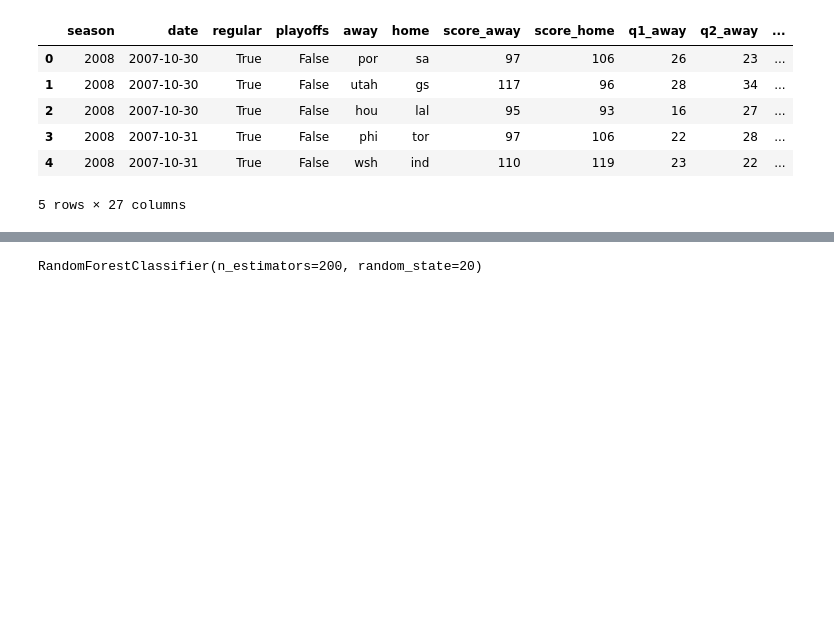
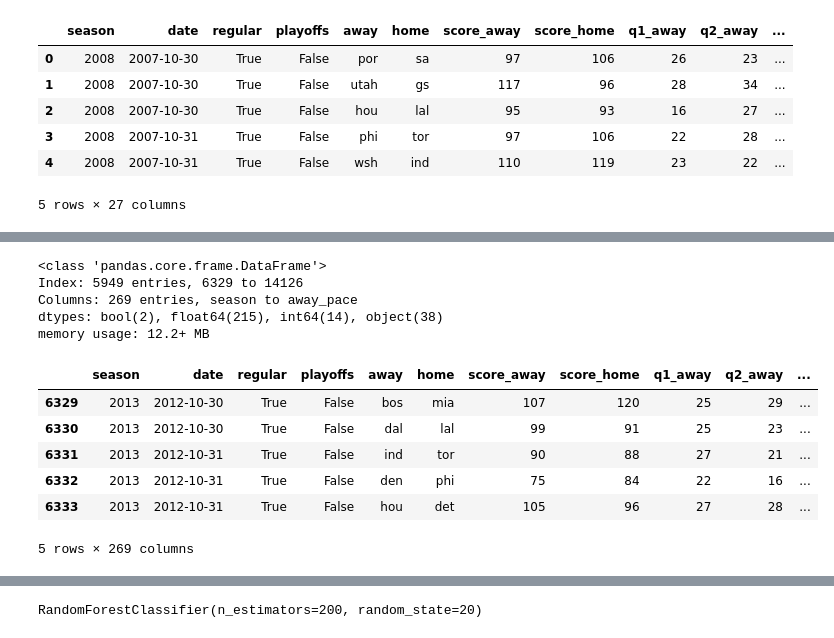
Before and after one commit to Ryan-Siglag/NBA-Score-Prediction, a Jupyter notebook: NBA_Totals.ipynb, the cells around one changed output, grey strips where cells are left out. Drawn from its saved outputs; the diff is of its cells as text; code cells hidden in the pictures; blank space fills up the shorter version.

```diff
--- a/NBA_Totals.ipynb
+++ b/NBA_Totals.ipynb
@@ -30,0 +92,2 @@ df.head()
+# %%
+box_score_df['teamAbbr'] = box_score_df['teamAbbr'].str.lower()
@@ -31,3 +134,21 @@ df.head()
+# %%
+df.info()
+# %% [output]
+<class 'pandas.core.frame.DataFrame'>
+Index: 5949 entries, 6329 to 14126
+Columns: 269 entries, season to away_pace
+dtypes: bool(2), float64(215), int64(14), object(38)
+memory usage: 12.2+ MB
+# %%
+df.head()
+# %% [output]
+|  | season | date | regular | playoffs | away | home | score_away | score_home | q1_away | q2_away | ... |
+| 6329 | 2013 | 2012-10-30 | True | False | bos | mia | 107 | 120 | 25 | 29 | ... |
+| 6330 | 2013 | 2012-10-30 | True | False | dal | lal | 99 | 91 | 25 | 23 | ... |
+| 6331 | 2013 | 2012-10-31 | True | False | ind | tor | 90 | 88 | 27 | 21 | ... |
+| 6332 | 2013 | 2012-10-31 | True | False | den | phi | 75 | 84 | 22 | 16 | ... |
+| 6333 | 2013 | 2012-10-31 | True | False | hou | det | 105 | 96 | 27 | 28 | ... |
+5 rows × 269 columns
 # %%
 recent_avg = 5  # number of previous games to compute recent averages
 # distant_avg = 8 # number of previous games to compute distant averages
```
Also changed, not shown: parts of 17 cells of this notebook.
